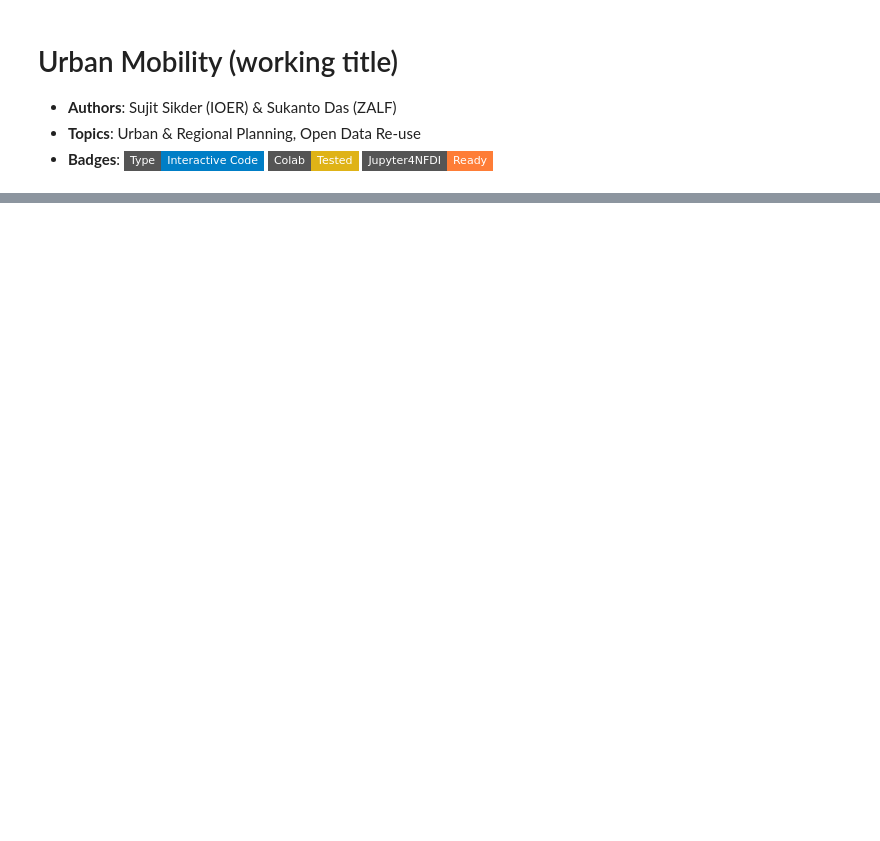
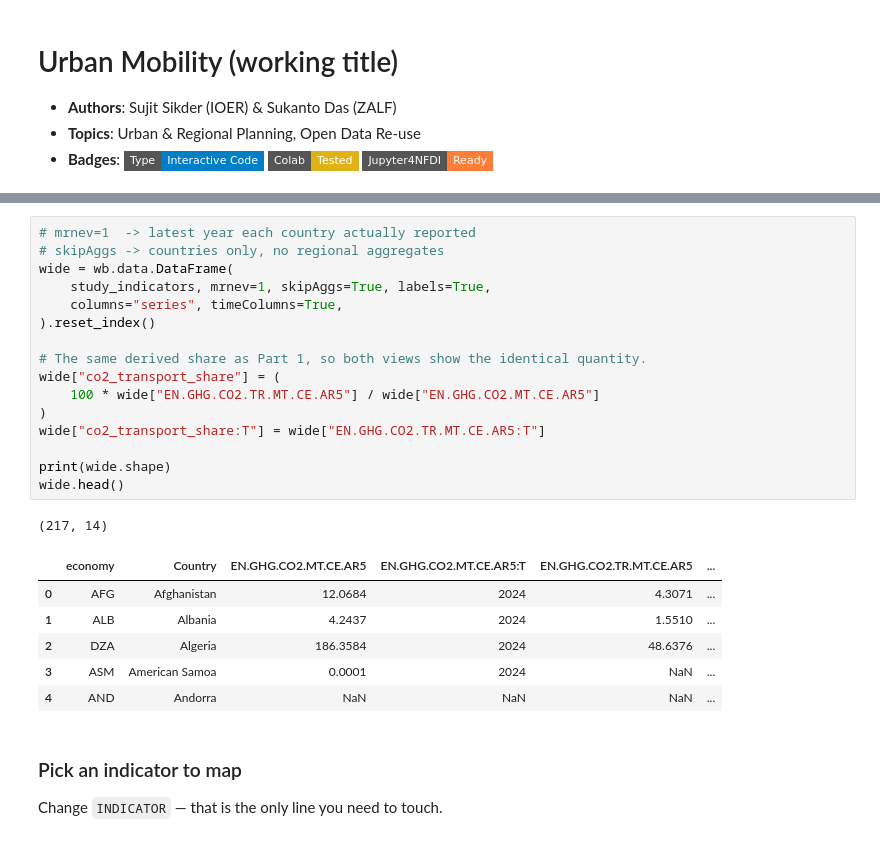
Before and after one commit to ioer-dresden/ioer-conference-2026-haclathon, a Jupyter notebook: notebooks/206_netzero_urban_mobility_insight.ipynb, the cells around one changed output, grey strips where cells are left out. Saved outputs shown, nothing was run; the diff lists cells and outputs as text; badges without logos; blank space fills up the shorter version.

```diff
--- a/notebooks/206_netzero_urban_mobility_insight.ipynb
+++ b/notebooks/206_netzero_urban_mobility_insight.ipynb
@@ -32,0 +217,28 @@ This chapter in progress
+# %%
+# mrnev=1  -> latest year each country actually reported
+# skipAggs -> countries only, no regional aggregates
+wide = wb.data.DataFrame(
+    study_indicators, mrnev=1, skipAggs=True, labels=True,
+    columns="series", timeColumns=True,
+).reset_index()
+
+# The same derived share as Part 1, so both views show the identical quantity.
+wide["co2_transport_share"] = (
+    100 * wide["EN.GHG.CO2.TR.MT.CE.AR5"] / wide["EN.GHG.CO2.MT.CE.AR5"]
+)
+wide["co2_transport_share:T"] = wide["EN.GHG.CO2.TR.MT.CE.AR5:T"]
+
+print(wide.shape)
+wide.head()
+# %% [output]
+(217, 14)
+|  | economy | Country | EN.GHG.CO2.MT.CE.AR5 | EN.GHG.CO2.MT.CE.AR5:T | EN.GHG.CO2.TR.MT.CE.AR5 | ... |
+| 0 | AFG | Afghanistan | 12.0684 | 2024 | 4.3071 | ... |
+| 1 | ALB | Albania | 4.2437 | 2024 | 1.5510 | ... |
+| 2 | DZA | Algeria | 186.3584 | 2024 | 48.6376 | ... |
+| 3 | ASM | American Samoa | 0.0001 | 2024 | NaN | ... |
+| 4 | AND | Andorra | NaN | NaN | NaN | ... |
+# %% [markdown]
+### Pick an indicator to map
+
+Change `INDICATOR` — that is the only line you need to touch.
```
Also changed, not shown: parts of 43 cells of this notebook.
